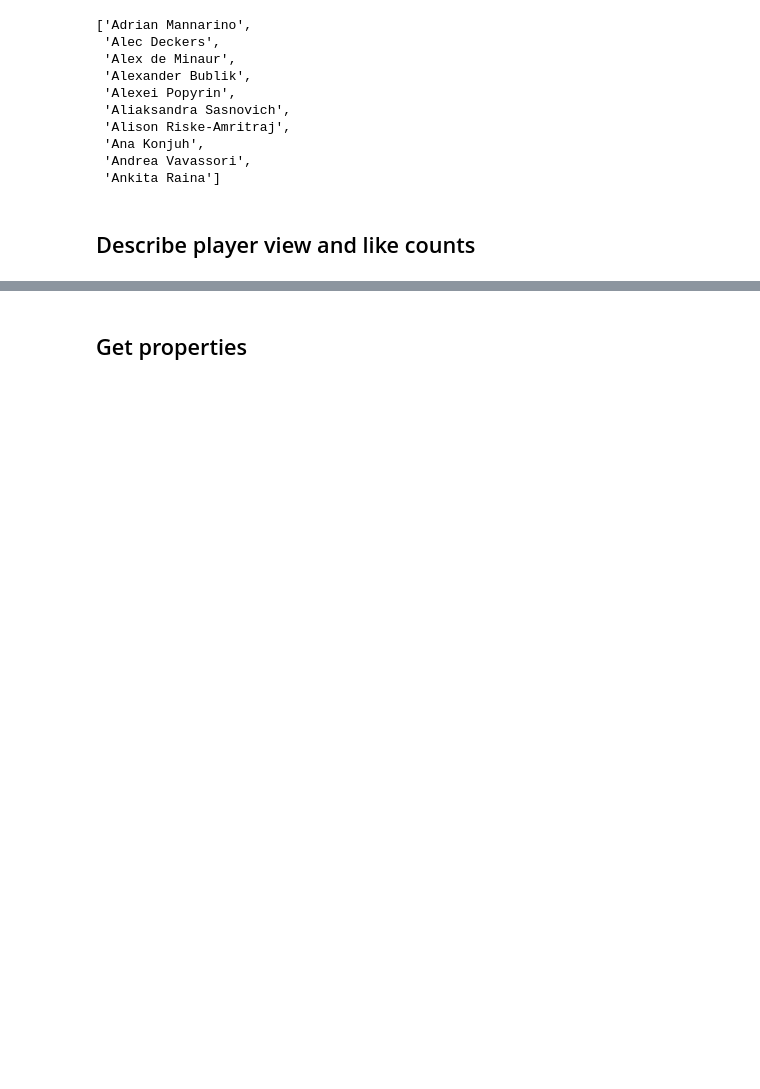
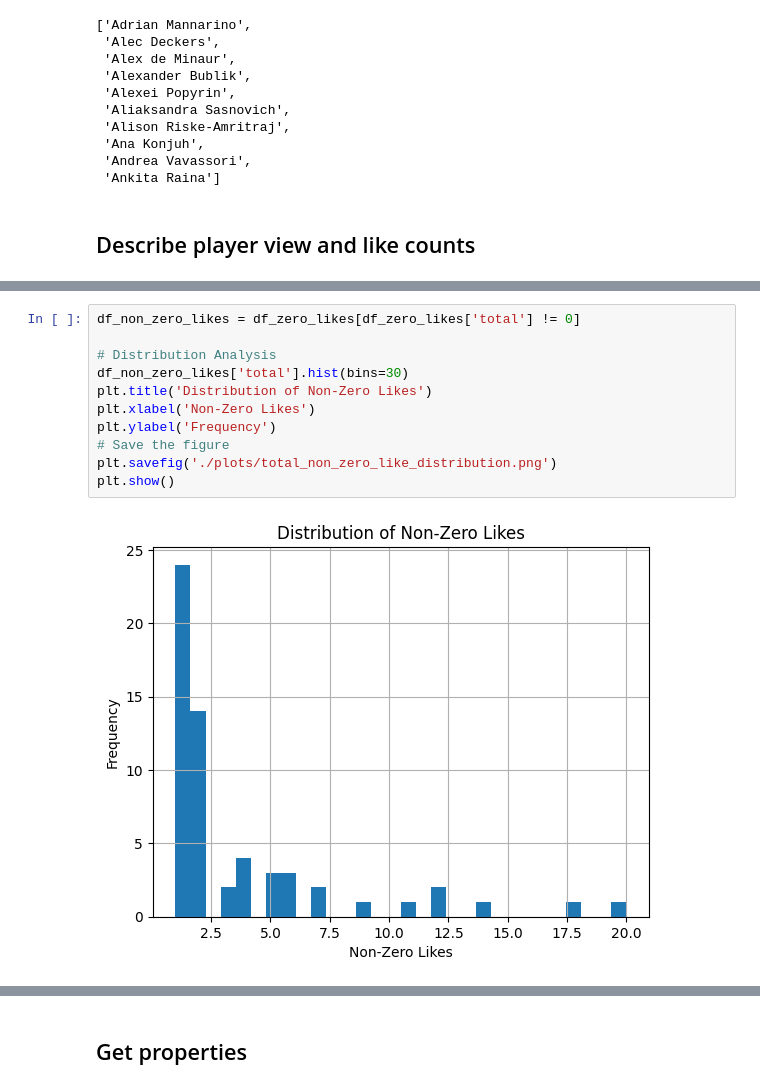
Before and after one commit to AsafKed/tennis-router, a Jupyter notebook: backend/analysis.ipynb, the cells around one changed output, grey strips where cells are left out. Drawn from its saved outputs; the diff is of its cells as text; blank space fills up the shorter version.

```diff
--- a/backend/analysis.ipynb
+++ b/backend/analysis.ipynb
@@ -278,3 +292,16 @@ Yue Yuan                   preferences
 Zeynep Sonmez              preferences
 Zizou Bergs                preferences
 Length: 115, dtype: object
+# %%
+df_non_zero_likes = df_zero_likes[df_zero_likes['total'] != 0]
+
+# Distribution Analysis
+df_non_zero_likes['total'].hist(bins=30)
+plt.title('Distribution of Non-Zero Likes')
+plt.xlabel('Non-Zero Likes')
+plt.ylabel('Frequency')
+# Save the figure
+plt.savefig('./plots/total_non_zero_like_distribution.png')
+plt.show()
+# %% [output]
+[figure, added]
```
Also changed, not shown: parts of 10 cells of this notebook, 6 other files.
